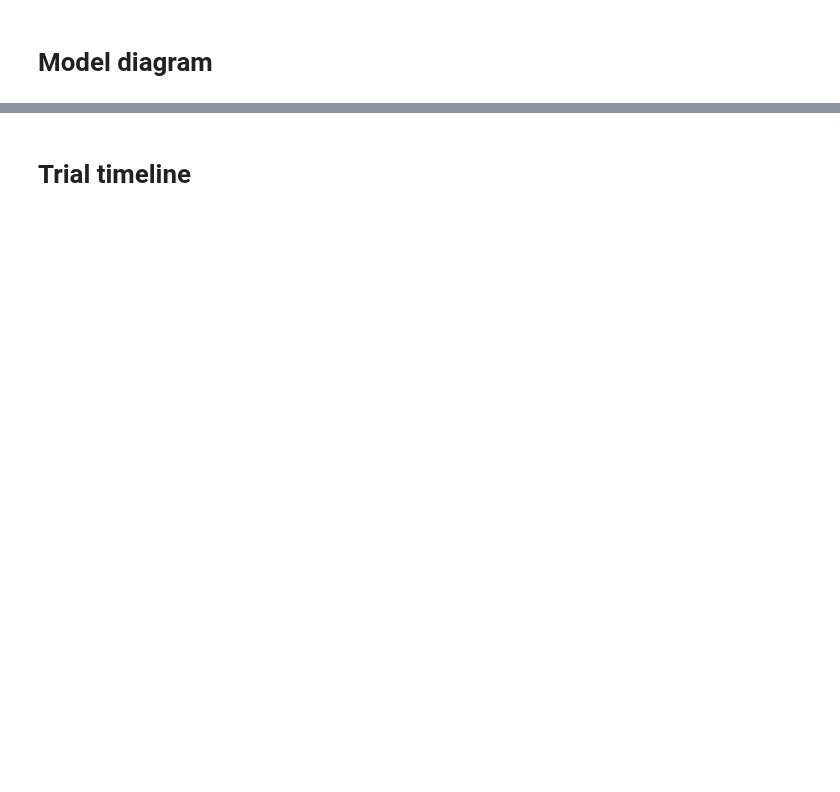
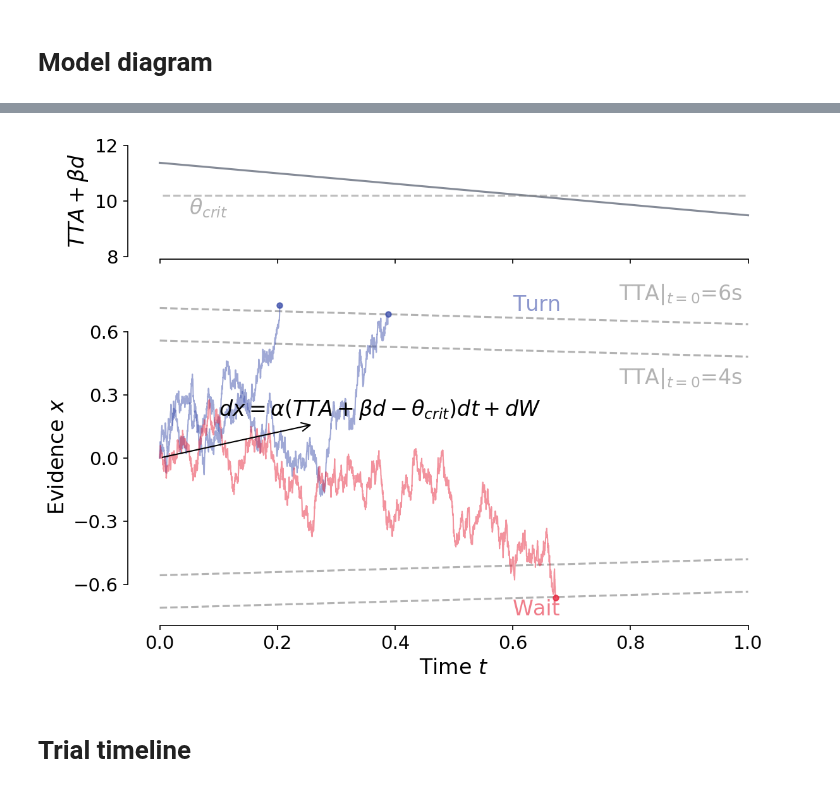
Before and after one commit to cherepaha/evidence_accumulation_in_gap_acceptance, a Jupyter notebook: data_and_model_analysis/paper_figures.ipynb, the cells around one changed output, grey strips where cells are left out. Cells and saved outputs as stored; diff of their text form; code cells hidden in the pictures; blank space fills up the shorter version.

```diff
--- a/data_and_model_analysis/paper_figures.ipynb
+++ b/data_and_model_analysis/paper_figures.ipynb
@@ -108,2 +55,67 @@ plt.savefig('../output/model_diagram.png', bbox_inches='tight')
+# %%
+# def add_inset(ax):
+#     ax_ins = inset_axes(ax, width=1.3, height=0.9, loc='center right')
+#     tau_ins = np.linspace(0, 10)
+#     f = 1/(1+np.exp(-k*(tau_ins-tta_crit)))
+#     f_approx = 0.5 + 0.05*(tau_ins-tta_crit)
+
+#     ax_ins.plot(tau_ins, f)
+#     ax_ins.plot(tau_ins, f_approx)
+#     ax_ins.axvline(tta_crit, color='grey', ls='--', lw=1)
+#     ax_ins.set_xlabel(r'$\tau$', fontsize=8)
+#     ax_ins.set_ylabel('boundary', fontsize=8)
+#     ax_ins.set_title(r'$f(\tau) = b_0/(1+e^{-k(\tau-\tau_{crit})})$', fontsize=8)
+#     ax_ins.text(x=tta_crit, y=0.3, s=r'$\tau_{crit}$', fontsize=8);
+#     ax_ins.tick_params(axis='both', which='major', labelsize=8)
+
+#     sns.despine(offset=5, trim=True)
+
+tta_condition = 6
+d_condition = 120
+
+v_condition = d_condition / tta_condition
+dt = 0.0001
+t = np.arange(0, 1.0, dt)
+d = d_condition - v_condition*t
+
+fig, (ax_tau, ax) = plt.subplots(2, 1, figsize=(8,6), gridspec_kw={'height_ratios': [1, 3]}, dpi=150, sharex=True)
+
+ax.annotate(r'$dx = \alpha(TTA + \beta d - \theta_{crit}) dt + dW$', xy=(0,0), xytext=(0.1, 0.2),
+             arrowprops=dict(arrowstyle='<-', connectionstyle='arc3'), fontsize=16)
+
+ax.text(0.6, 0.7, 'Turn', color='#4052ac', alpha=0.6, fontsize=16)
+ax.text(0.6, -0.75, 'Wait', color='#e6263d', alpha=0.6, fontsize=16)
+ax.set_yticks([-0.6, -0.3, 0, 0.3, 0.6])
+
+for tta_condition in [4, 6]:
+    tta = tta_condition - t
+    boundary = b_0/(1+np.exp(-k*(tta-tta_crit)))
+    ax.plot(t, boundary, ls='--', color='gray', alpha=0.6)
+    ax.plot(t, -boundary, ls='--', color='gray', alpha=0.6)
+    ax.text(0.78, 0.35+0.2*(tta_condition-4), r'TTA$|_{t=0}$=%is' % (tta_condition), color='grey', alpha=0.6, fontsize=16)
+
+trials = [x[1].values[1:] for x in pd.read_csv('ddm_traces.csv').iterrows()]
+
+for x in trials:
+    response_time_idx = np.where(abs(x)>boundary)[0][0]
+    response_time = t[response_time_idx]
+    ax.plot(t[t<=response_time][::2], x[t<=response_time][::2], lw=1.0, alpha=0.5,
+            color='#4052ac' if x[response_time_idx]>0 else '#e6263d')
+    ax.plot(t[t==response_time], x[t==response_time], ls='', alpha=0.8, marker='o', ms=4,
+            color='#4052ac' if x[response_time_idx]>0 else '#e6263d')
+    ax.set_xlabel(r'Time $t$', fontsize=16)
+    ax.set_ylabel(r'Evidence $x$', fontsize=16)
+
+ax_tau.plot(t, tta+beta*d, color='#50596A', alpha=0.7)
+ax_tau.axhline(tta_crit+beta*d_crit, color='grey', alpha=0.5, ls='--', xmin=0.05, xmax=0.95)
+ax_tau.set_ylabel(r'$TTA + \beta d$', fontsize=16)
+ax_tau.set_ylim((8,12))
+ax_tau.text(0.05, 9.5, r'$\theta_{crit}$', color='grey', alpha=0.6, fontsize=16)
+
+sns.despine(offset=2, trim=True)
+plt.tight_layout()
+plt.savefig('../output/fig_model_diagram.png', bbox_inches='tight')
+# %% [output]
+[figure, added]
 # %% [markdown]
 # Trial timeline
```
Also changed, not shown: parts of 4 cells of this notebook, 49 other files.
